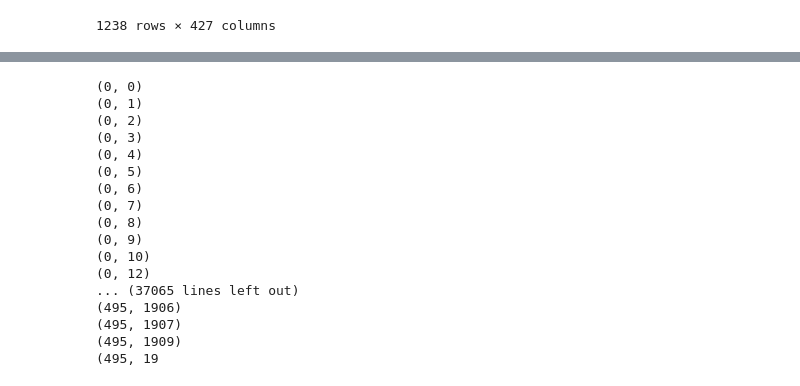
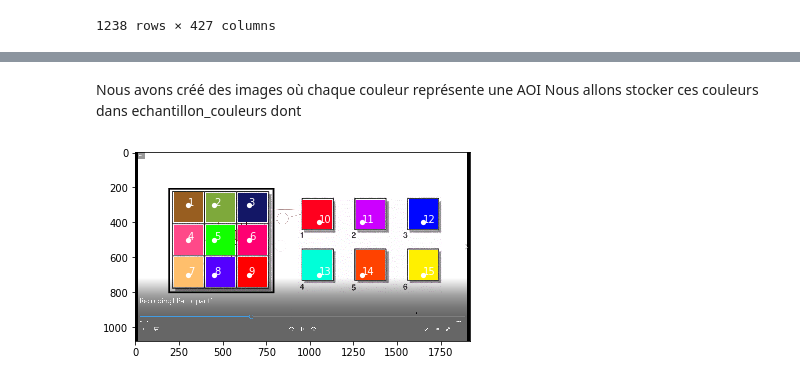
Before and after one commit to Morgane-Straw/Eye-tracking, a Jupyter notebook: Eye tracker.ipynb, the cells around one changed output, grey strips where cells are left out. Saved outputs shown, nothing was run; the diff lists cells and outputs as text; code cells hidden in the pictures.

```diff
--- a/Eye tracker.ipynb
+++ b/Eye tracker.ipynb
@@ -226,27 +71,0 @@ plt.show()
-# %%
-for i in range(len(img)):
-    for j in range(len(img[i])):
-        if np.all([i==0 for i in img[i][j]]):
-            print((i,j))
-
-plt.imshow(mpimg.imread('c1q1 - Copie.png'))
-plt.scatter([500], [500], color="blue", linewidth=3, s=5)
-plt.show()
-# %% [output]
-(0, 0)
-(0, 1)
-(0, 2)
-(0, 3)
-(0, 4)
-(0, 5)
-(0, 6)
-(0, 7)
-(0, 8)
-(0, 9)
-(0, 10)
-(0, 12)
-... (37065 lines left out)
-(495, 1906)
-(495, 1907)
-(495, 1909)
-(495, 19
@@ -258,0 +72,2 @@ imgGray = color.rgb2gray(img)
+# %%
+img = {'c'+str(i): {'q'+str(j): mpimg.imread('c'+str(i)+'q'+str(j)+'.png') for j in range(1,11)}for i in range(1,4)}
@@ -258,0 +76,29 @@ imgGray = color.rgb2gray(img)
+# %% [markdown]
+Nous avons créé des images où chaque couleur représente une AOI
+Nous allons stocker ces couleurs dans echantillon_couleurs dont
+# %%
+echantillons={}
+for i in range(1,4):
+    echantillons['c'+str(i)]={}
+    for j in range(1,11):
+        echantillons['c'+str(i)]['q'+str(i)]=[]
+echantillons_couleurs={}
+for i in range(1,4):
+    echantillons_couleurs['c'+str(i)]={}
+    for j in range(1,11):
+        echantillons_couleurs['c'+str(i)]['q'+str(i)]=[]
+# %%
+c='c1'
+q='q1'
+echantillons[c][q]=[[300,450,650,300,450,650,300,450,650,1050,1300,1650,1050,1300,1650],[300,300,300,500,500,500,700,700,700,400,400,400,700,700,700]]
+fig, ax = plt.subplots()
+ax.imshow(img[c][q])
+x=echantillons[c][q][0]
+y=echantillons[c][q][1]
+ax.scatter(echantillons[c][q][0],y,label=range(len(echantillons)), color="white", linewidth=3, s=5)
+for i in range(len(echantillons[c][q][0])):
+    ax.annotate(i+1, (x[i], y[i]), color='white')
+plt.show()
+echantillons_couleurs[c][q]=[img[c][q][j][i] for i,j in zip(echantillons[c][q][0],echantillons[c][q][1])]
+# %% [output]
+[figure, added]
```
Also changed, not shown: parts of 59 cells of this notebook, 5 other files.
